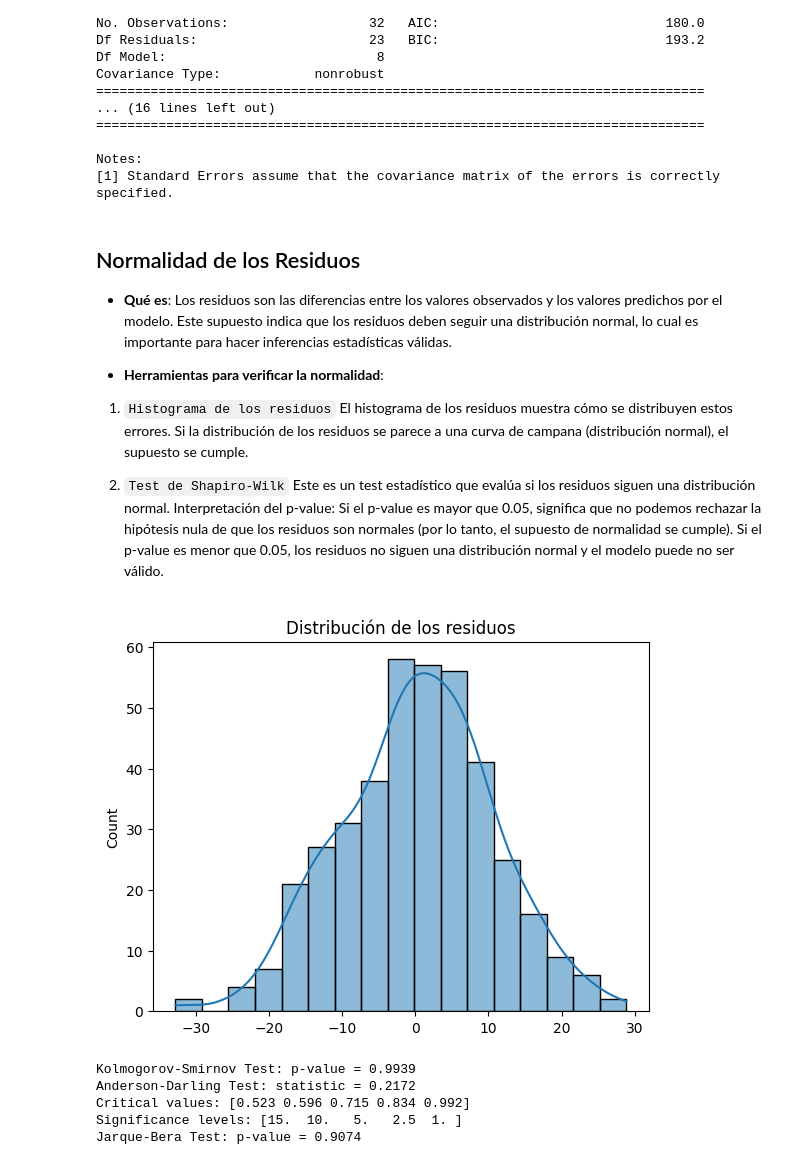
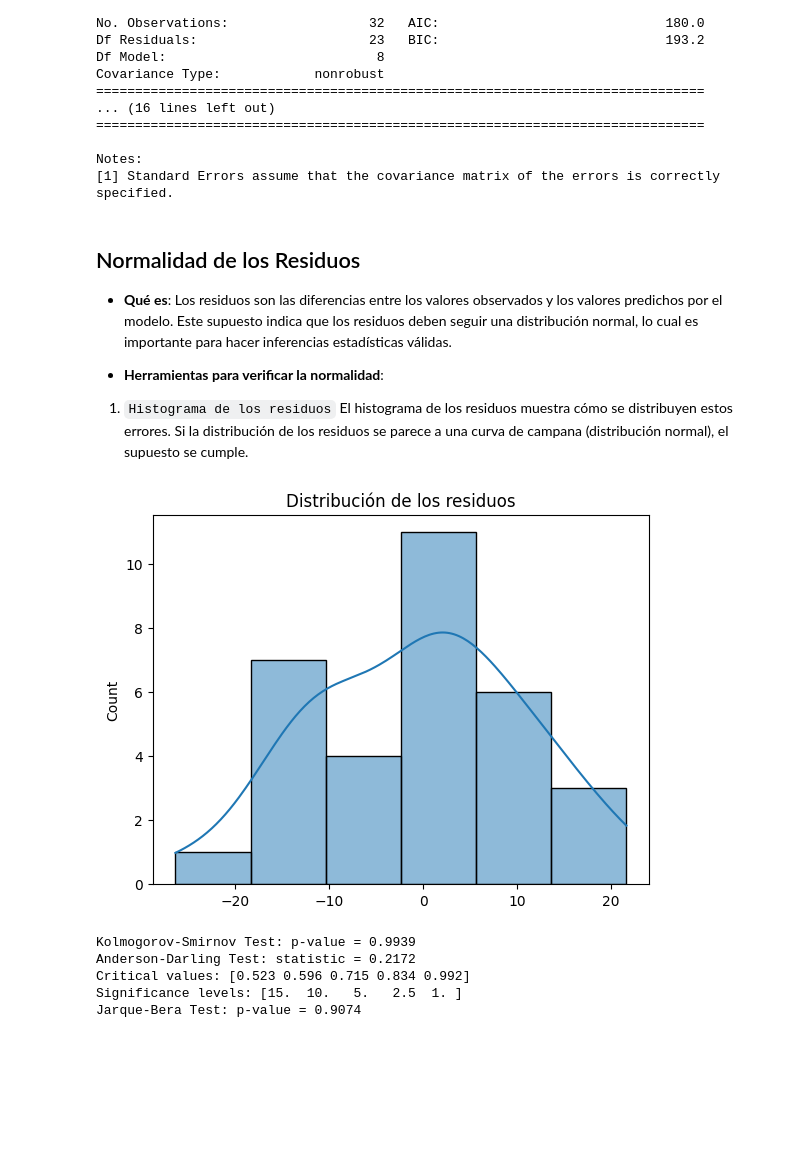
Before and after one commit to JabelResendiz/F1StatsLab, a Jupyter notebook: formula1/supuestos_melbourne.ipynb, the cells around one changed output. Drawn from its saved outputs; the diff is of its cells as text; code cells hidden in the pictures; blank space fills up the shorter version.

```diff
--- a/formula1/supuestos_melbourne.ipynb
+++ b/formula1/supuestos_melbourne.ipynb
@@ -140,36 +166,30 @@ Notes:
 
 1. `Histograma de los residuos`
 El histograma de los residuos muestra cómo se distribuyen estos errores. Si la distribución de los residuos se parece a una curva de campana (distribución normal), el supuesto se cumple.
-
-2. `Test de Shapiro-Wilk`
-Este es un test estadístico que evalúa si los residuos siguen una distribución normal.
-Interpretación del p-value:
-Si el p-value es mayor que 0.05, significa que no podemos rechazar la hipótesis nula de que los residuos son normales (por lo tanto, el supuesto de normalidad se cumple).
-Si el p-value es menor que 0.05, los residuos no siguen una distribución normal y el modelo puede no ser válido.
 # %%
 
 import statsmodels.api as sm
-X = data[features]
-y = data[target]
+X = circuit_data[features]
+y = circuit_data[target]
 
 X_train, X_test, y_train, y_test = train_test_split(X, y, test_size=0.2, random_state=42)
 
 scaler = StandardScaler()
 X_train_scaled = scaler.fit_transform(X_train)
 X_test_scaled = scaler.transform(X_test)
 
 model = LinearRegression()
 model.fit(X_train_scaled, y_train)
 
 
 model = sm.OLS(y, X).fit()
 
 residuals = y_train - model.predict(X)
 sns.histplot(residuals, kde=True)
 plt.title('Distribución de los residuos')
 plt.show()
 # %% [output]
-[figure, old version]
+[figure, new version]
 # %%
 import numpy as np
 import scipy.stats as stats
```
Also changed, not shown: parts of 7 cells of this notebook, 11 other files.
